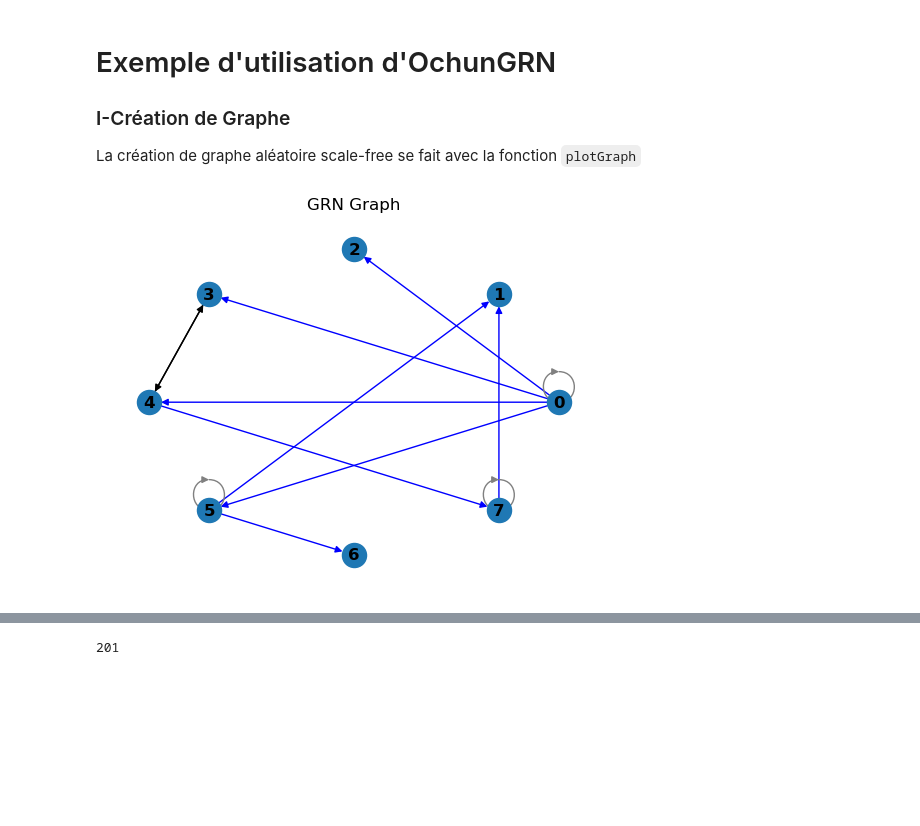
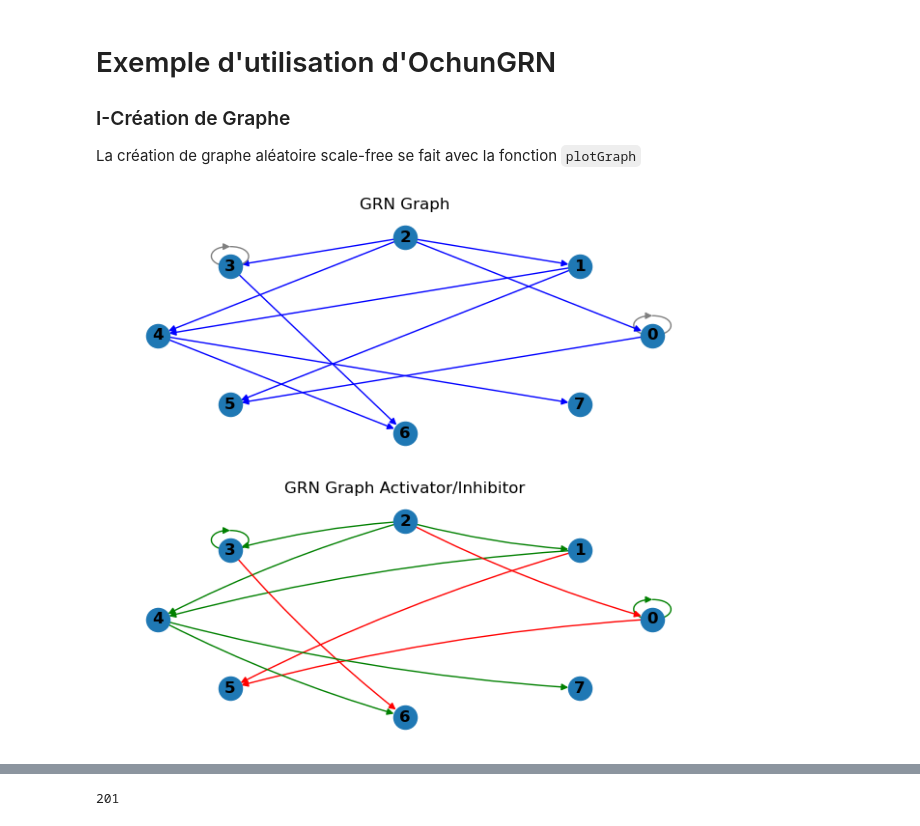
Before and after one commit to castlechild/GRNSimulation, a Jupyter notebook: exemple.ipynb, the cells around one changed output, grey strips where cells are left out. Cells and saved outputs as stored; diff of their text form; code cells hidden in the pictures; blank space fills up the shorter version.

```diff
--- a/exemple.ipynb
+++ b/exemple.ipynb
@@ -9,6 +9,7 @@ import random as rd
 # %%
+plt.rcParams['figure.figsize']= [8, 7]
 GENESNB = 8
 test = oGRN.randomGrn(GENESNB, 0.2, 0.1)
-oGRN.plotGraph(test)
+oGRN.plotGraph(test, True)
 # %% [output]
-[figure, old version]
+[figure, new version]
```
Also changed, not shown: parts of 22 cells of this notebook, 25 other files.
